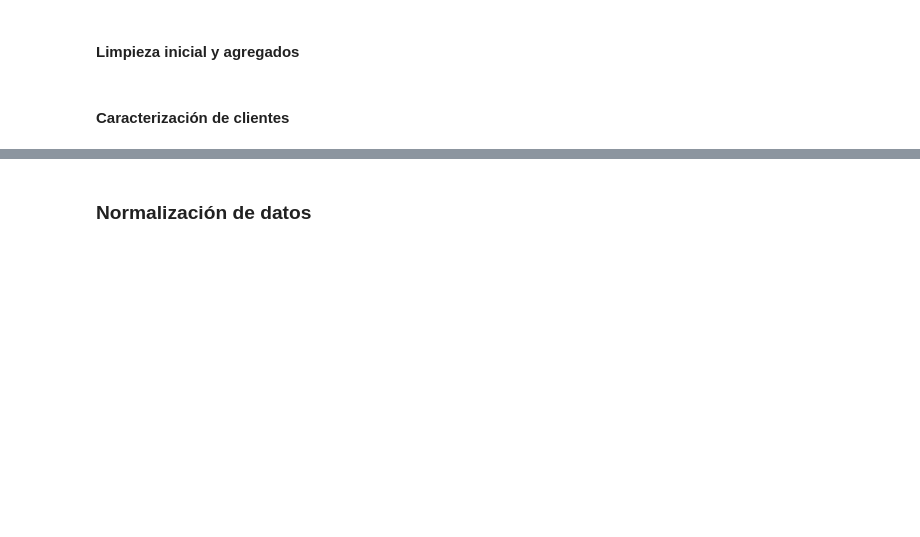
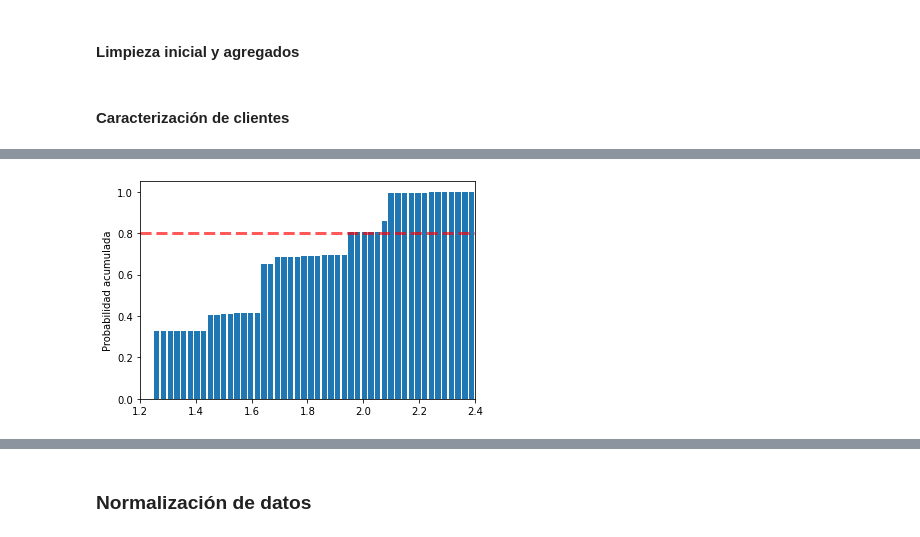
Before and after one commit to hcgalvan/UNSAM-Machine-Learning-on-Economics, a Jupyter notebook: TP-EcoData-Borrador.ipynb, the cells around one changed output, grey strips where cells are left out. Cells and saved outputs as stored; diff of their text form; code cells hidden in the pictures; blank space fills up the shorter version.

```diff
--- a/TP-EcoData-Borrador.ipynb
+++ b/TP-EcoData-Borrador.ipynb
@@ -800,0 +792,16 @@ Name: Customer ID, dtype: float64
+# %%
+### Visualizacion de los cuantiles
+plt.hist(df['Price'], bins = 50, range = [1.2, 2.4], density = True, cumulative = True, rwidth = 0.80)
+
+# Cambiar aqui lo cuantiles que se quieran visualizar
+for c in [0.20, 0.80]:
+
+  plt.hlines(y = c, xmin = 1.2, xmax = np.quantile(df['Price'], c), linestyle = '--', color = 'r', alpha = 0.65, linewidth = 3)
+  plt.vlines(x = np.quantile(df['Price'], c), ymin = 0.00, ymax = c, linestyles= '--', color = 'r', alpha = 0.65, linewidth = 3)
+
+plt.ylabel('Probabilidad acumulada')
+plt.ylim([0.00, 1.05])
+plt.xlim([1.2, 2.4])
+plt.show()
+# %% [output]
+[figure, added]
```
Also changed, not shown: parts of 29 cells of this notebook, 17 other files.
